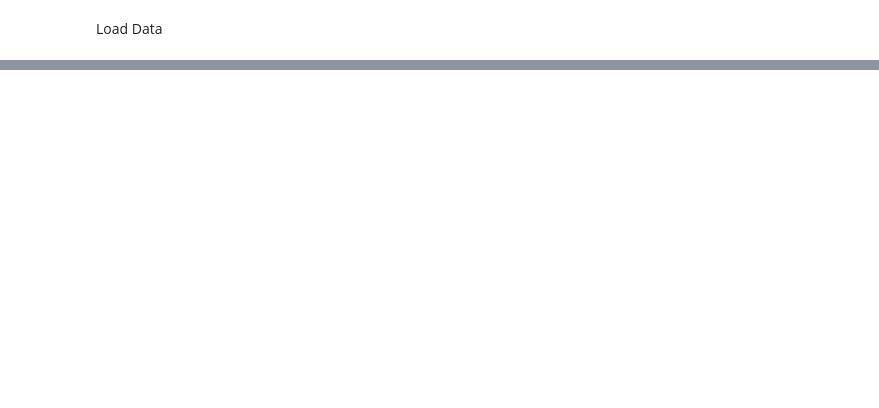
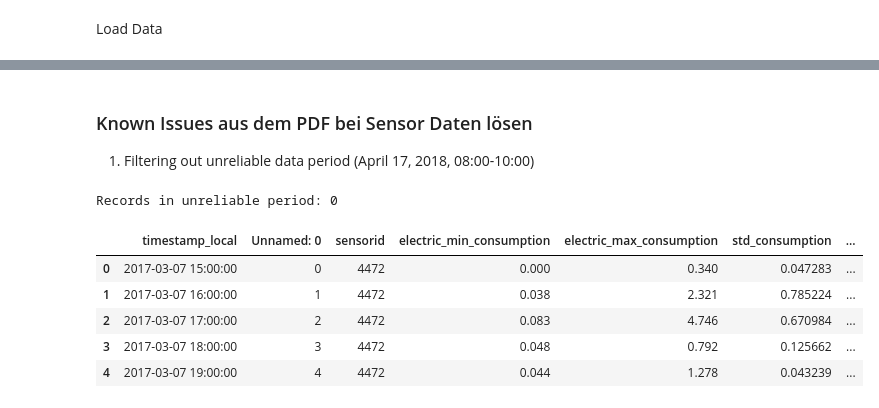
Before and after one commit to sudo-Oliver/Predictive-Analytics-Private, a Jupyter notebook: notebooks/Preprocessing_LSTM.ipynb, the cells around one changed output, grey strips where cells are left out. Drawn from its saved outputs; the diff is of its cells as text; code cells hidden in the pictures; blank space fills up the shorter version.

```diff
--- a/notebooks/Preprocessing_LSTM.ipynb
+++ b/notebooks/Preprocessing_LSTM.ipynb
@@ -42,0 +43,68 @@ Time Series Analysis
+# %% [markdown]
+### Known Issues aus dem PDF bei Sensor Daten lösen
+1. Filtering out unreliable data period (April 17, 2018, 08:00-10:00)
+# %%
+# Create mask for unreliable period
+unreliable_start = pd.Timestamp('2018-04-17 08:00:00')
+unreliable_end = pd.Timestamp('2018-04-17 10:00:00')
+
+# Filter out unreliable data
+df_electric = df_electric[~((df_electric['timestamp_local'] >= unreliable_start) &
+                          (df_electric['timestamp_local'] <= unreliable_end))]
+
+# Verify filtering worked
+print("Records in unreliable period:",
+      len(df_electric[(df_electric['timestamp_local'] >= unreliable_start) &
+                      (df_electric['timestamp_local'] <= unreliable_end)]))
+# %% [output]
+Records in unreliable period: 0
+# %%
+def clean_electric_data(df_electric):
+    # Create a copy of the dataframe
+    df_clean = df_electric.copy()
+
+    # Create mask for unreliable period
+    unreliable_start = pd.Timestamp('2018-04-17 08:00:00')
+    unreliable_end = pd.Timestamp('2018-04-17 10:00:00')
+
+    # Filter out unreliable data
+    df_clean = df_clean[~((df_clean['timestamp_local'] >= unreliable_start) &
+                            (df_clean['timestamp_local'] <= unreliable_end))]
+
+    # Extract numeric part from consumer_id and rename to homeid
+    df_clean['homeid'] = df_clean['consumer_id'].str.extract(r'(\d+)')
+    df_clean = df_clean.drop(columns=['consumer_id'])
+
+    # Split room into type and roomid
+    df_clean[['type', 'roomid']] = df_clean['room'].str.extract(r'([a-zA-Z]+)(\d+)')
+    df_clean = df_clean.drop(columns=['room'])
+
+    # Remove mean_consumption column
+    df_clean = df_clean.drop(columns=['mean_consumption'])
+
+    # Interpolate missing values in std_consumption
+    df_clean.set_index('timestamp_local', inplace=True)
+    df_clean['std_consumption'] = df_clean['std_consumption'].interpolate(method='time')
+    df_clean.reset_index(inplace=True)
+
+    # Rename columns
+    df_clean.rename(columns={
+        'min_consumption': 'electric_min_consumption',
+        'max_consumption': 'electric_max_consumption',
+        'median_consumption': 'electric_median_consumption',
+        'total_consumption_Wh': 'electric_total_consumption_Wh',
+        'sensor': 'sensorid'
+    }, inplace=True)
+
+    return df_clean
+
+# Apply all cleaning steps at once
+df_electric_clean = clean_electric_data(df_electric)
+df_electric_clean.head()
+# %% [output]
+|  | timestamp_local | Unnamed: 0 | sensorid | electric_min_consumption | electric_max_consumption | std_consumption | ... |
+| 0 | 2017-03-07 15:00:00 | 0 | 4472 | 0.000 | 0.340 | 0.047283 | ... |
+| 1 | 2017-03-07 16:00:00 | 1 | 4472 | 0.038 | 2.321 | 0.785224 | ... |
+| 2 | 2017-03-07 17:00:00 | 2 | 4472 | 0.083 | 4.746 | 0.670984 | ... |
+| 3 | 2017-03-07 18:00:00 | 3 | 4472 | 0.048 | 0.792 | 0.125662 | ... |
+| 4 | 2017-03-07 19:00:00 | 4 | 4472 | 0.044 | 1.278 | 0.043239 | ... |
```
Also changed, not shown: parts of 14 cells of this notebook.
